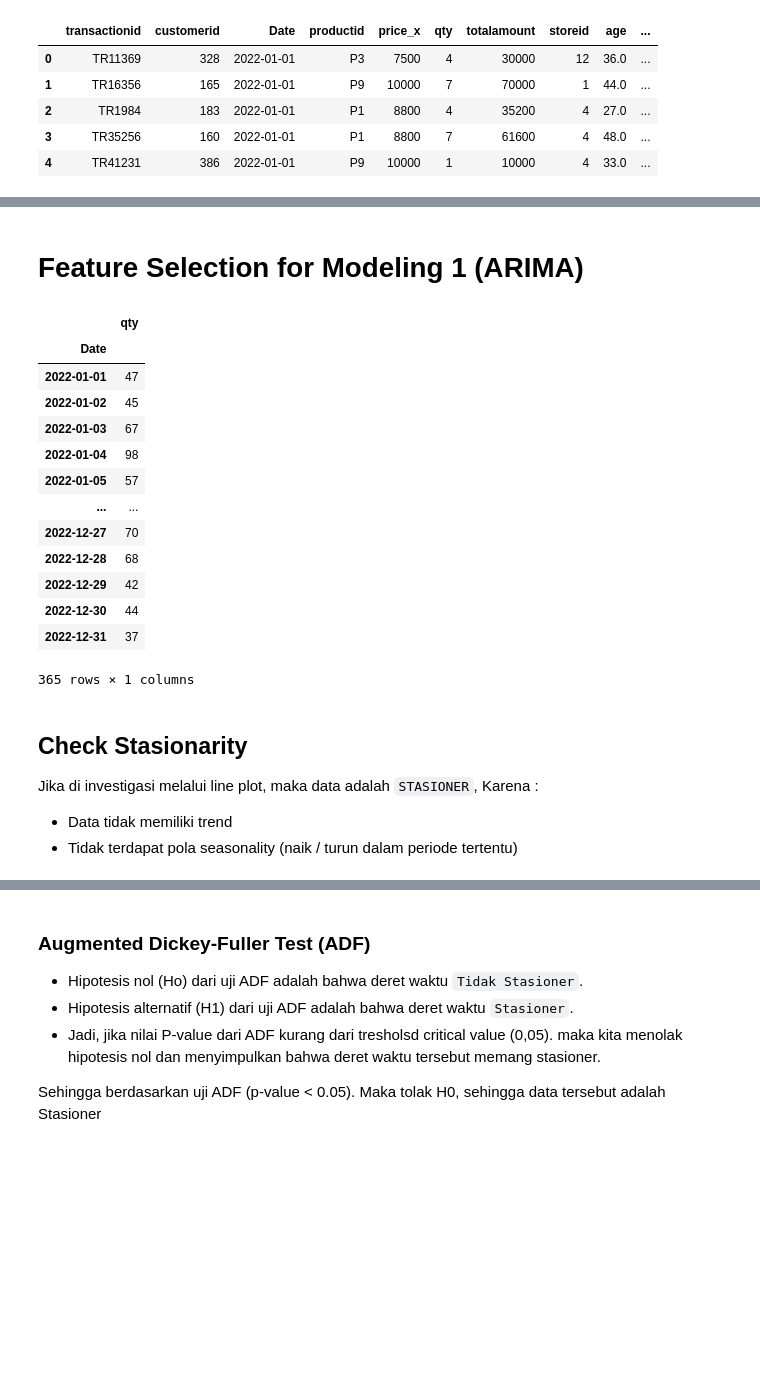
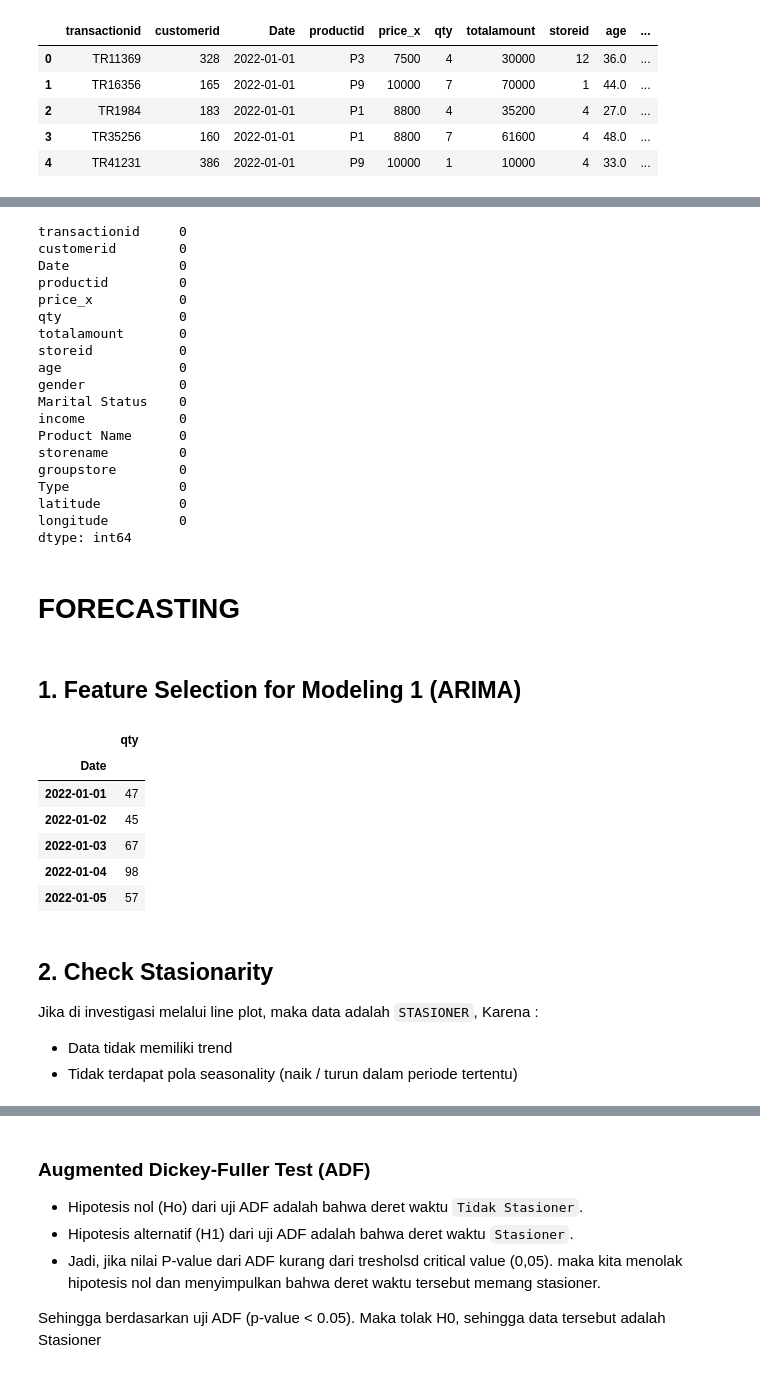
Before and after one commit to JodhiKrisantus/Time-Series-Forecasting-And-Customer-Personality-Segmentation, a Jupyter notebook: script_python.ipynb, the cells around one changed output, grey strips where cells are left out. Drawn from its saved outputs; the diff is of its cells as text; code cells hidden in the pictures; blank space fills up the shorter version.

```diff
--- a/script_python.ipynb
+++ b/script_python.ipynb
@@ -180,20 +241,41 @@ df.head()
+# %%
+df.fillna({'gender' : df['gender'].mode()[0], 'Marital Status':df['Marital Status'].mode()[0]}, inplace=True)
+# %%
+df.fillna({'age' : int(df['age'].mean()), 'income':df['income'].median()}, inplace=True)
+# %%
+df.isna().sum()
+# %% [output]
+transactionid     0
+customerid        0
+Date              0
+productid         0
+price_x           0
+qty               0
+totalamount       0
+storeid           0
+age               0
+gender            0
+Marital Status    0
+income            0
+Product Name      0
+storename         0
+groupstore        0
+Type              0
+latitude          0
+longitude         0
+dtype: int64
+# %% [markdown]
+# FORECASTING
 # %% [markdown]
-# Feature Selection for Modeling 1 (ARIMA)
+## 1. Feature Selection for Modeling 1 (ARIMA)
 # %%
 df_forecasting = df.groupby(by='Date')[['qty']].sum()
-df_forecasting
+df_forecasting.head()
 # %% [output]
 |  | qty |
 | Date |  |
 | 2022-01-01 | 47 |
 | 2022-01-02 | 45 |
 | 2022-01-03 | 67 |
 | 2022-01-04 | 98 |
 | 2022-01-05 | 57 |
-| ... | ... |
-| 2022-12-27 | 70 |
-| 2022-12-28 | 68 |
-| 2022-12-29 | 42 |
-| 2022-12-30 | 44 |
-| 2022-12-31 | 37 |
-365 rows × 1 columns
@@ -200,5 +285,5 @@ df_forecasting
 # %% [markdown]
-## Check Stasionarity
+## 2. Check Stasionarity
 Jika di investigasi melalui line plot, maka data adalah `STASIONER`, Karena :
 - Data tidak memiliki trend
 - Tidak terdapat pola seasonality (naik / turun dalam periode tertentu)
```
Also changed, not shown: parts of 49 cells of this notebook.
